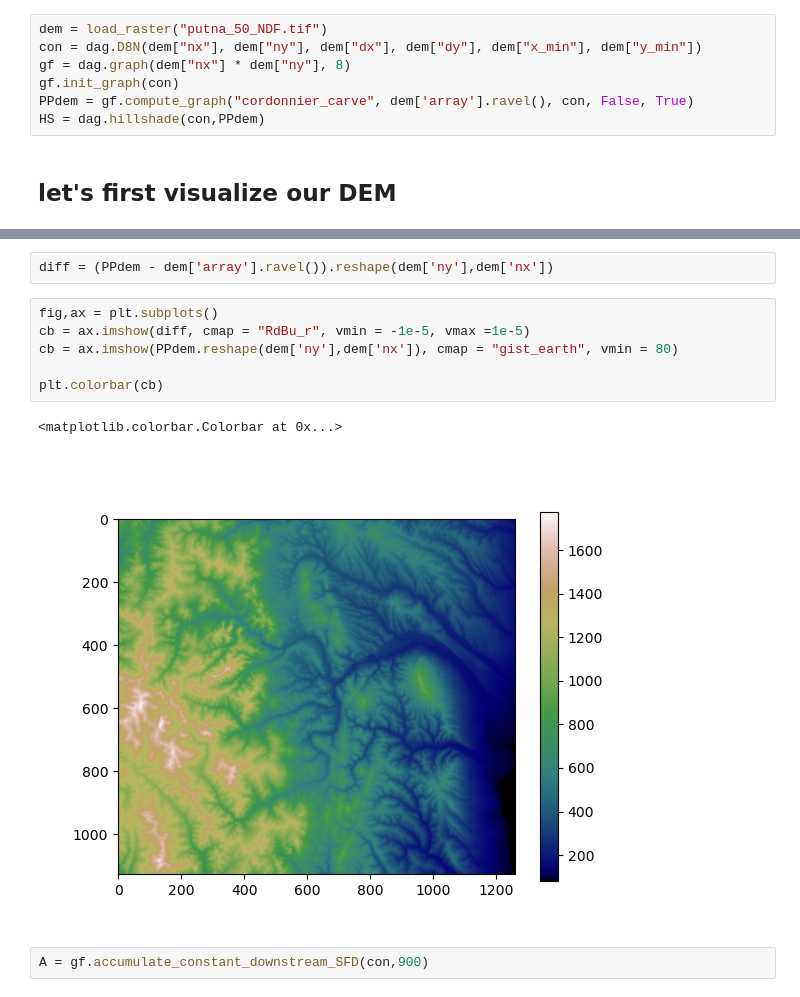
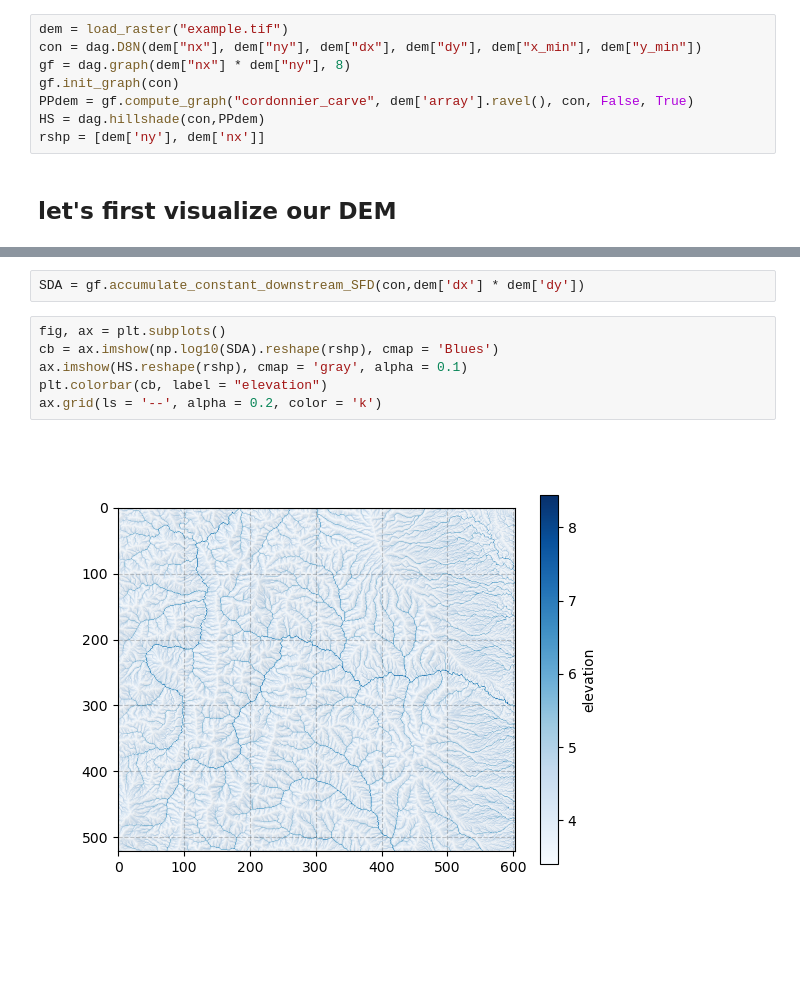
Before and after one commit to bgailleton/DAGGER, a Jupyter notebook: wrappers/python/demo/drainage_area.ipynb, the cells around one changed output, grey strips where cells are left out. Saved outputs shown, nothing was run; the diff lists cells and outputs as text; blank space fills up the shorter version.

```diff
--- a/wrappers/python/demo/drainage_area.ipynb
+++ b/wrappers/python/demo/drainage_area.ipynb
@@ -33,9 +34,10 @@ In the following cell, we create the main objects required for `DAGGER` to work:
 # %%
-dem = load_raster("putna_50_NDF.tif")
+dem = load_raster("example.tif")
 con = dag.D8N(dem["nx"], dem["ny"], dem["dx"], dem["dy"], dem["x_min"], dem["y_min"])
 gf = dag.graph(dem["nx"] * dem["ny"], 8)
 gf.init_graph(con)
 PPdem = gf.compute_graph("cordonnier_carve", dem['array'].ravel(), con, False, True)
 HS = dag.hillshade(con,PPdem)
+rshp = [dem['ny'], dem['nx']]
 # %% [markdown]
 ## let's first visualize our DEM
@@ -42,13 +82,10 @@ HS = dag.hillshade(con,PPdem)
 # %%
-diff = (PPdem - dem['array'].ravel()).reshape(dem['ny'],dem['nx'])
+SDA = gf.accumulate_constant_downstream_SFD(con,dem['dx'] * dem['dy'])
 # %%
-fig,ax = plt.subplots()
-cb = ax.imshow(diff, cmap = "RdBu_r", vmin = -1e-5, vmax =1e-5)
-cb = ax.imshow(PPdem.reshape(dem['ny'],dem['nx']), cmap = "gist_earth", vmin = 80)
-
-plt.colorbar(cb)
+fig, ax = plt.subplots()
+cb = ax.imshow(np.log10(SDA).reshape(rshp), cmap = 'Blues')
+ax.imshow(HS.reshape(rshp), cmap = 'gray', alpha = 0.1)
+plt.colorbar(cb, label = "elevation")
+ax.grid(ls = '--', alpha = 0.2, color = 'k')
 # %% [output]
-<matplotlib.colorbar.Colorbar at 0x...>
-[figure, old version]
+[figure, new version]
-# %%
-A = gf.accumulate_constant_downstream_SFD(con,900)
```
Also changed, not shown: parts of 15 cells of this notebook.
